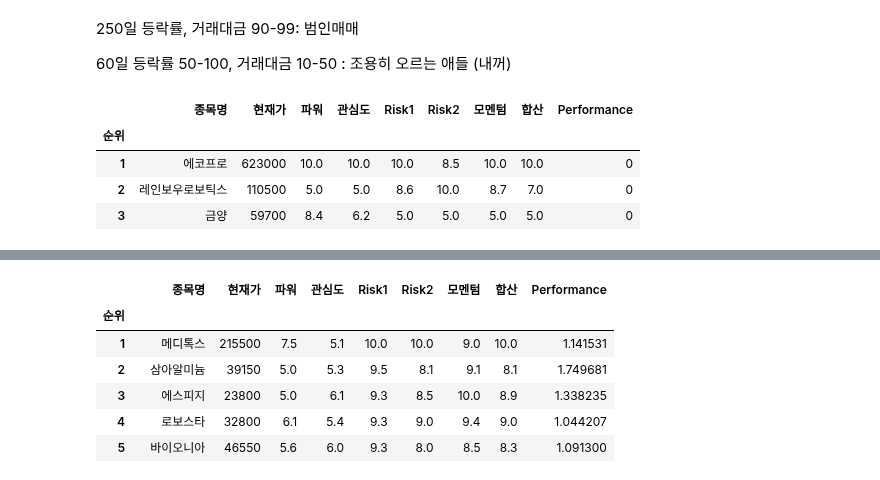
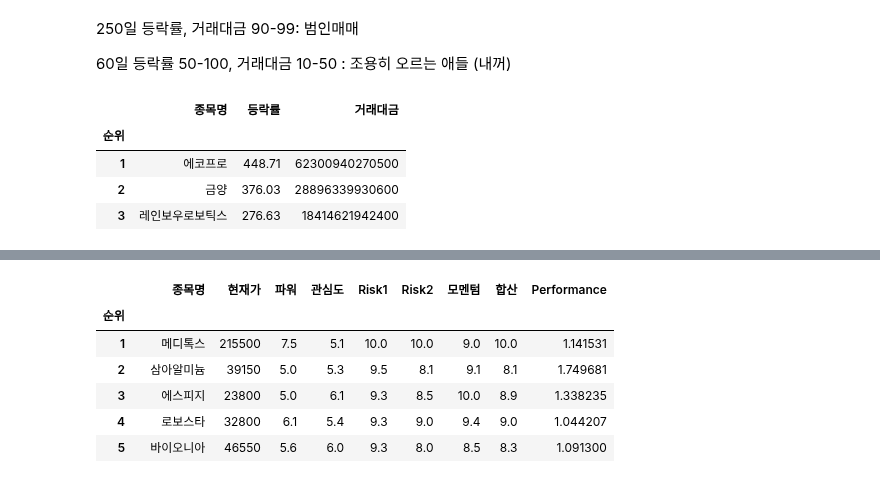
Before and after one commit to yeonghun00/stock-notes, a Jupyter notebook: useful/good_stocks.ipynb, the cells around one changed output, grey strips where cells are left out. Saved outputs shown, nothing was run; the diff lists cells and outputs as text; code cells hidden in the pictures.

```diff
--- a/useful/good_stocks.ipynb
+++ b/useful/good_stocks.ipynb
@@ -153,14 +161,17 @@ class StockList():
     return t
 # %%
 stocklist = StockList(250, [.99,1], [.99,1])
-t = stocklist.result_df
+t = stocklist.filtered_df
+t = t[['종목명','등락률','거래대금']].reset_index(drop=True)
+t.index+=1
+t.index.name='순위'
 t
 # %% [output]
-|  | 종목명 | 현재가 | 파워 | 관심도 | Risk1 | Risk2 | 모멘텀 | 합산 | Performance |
-| 순위 |  |  |  |  |  |  |  |  |  |
-| 1 | 에코프로 | 623000 | 10.0 | 10.0 | 10.0 | 8.5 | 10.0 | 10.0 | 0 |
-| 2 | 레인보우로보틱스 | 110500 | 5.0 | 5.0 | 8.6 | 10.0 | 8.7 | 7.0 | 0 |
-| 3 | 금양 | 59700 | 8.4 | 6.2 | 5.0 | 5.0 | 5.0 | 5.0 | 0 |
+|  | 종목명 | 등락률 | 거래대금 |
+| 순위 |  |  |  |
+| 1 | 에코프로 | 448.71 | 62300940270500 |
+| 2 | 금양 | 376.03 | 28896339930600 |
+| 3 | 레인보우로보틱스 | 276.63 | 18414621942400 |
 # %%
 from google.colab import files
 
```
Also changed, not shown: parts of 10 cells of this notebook.
